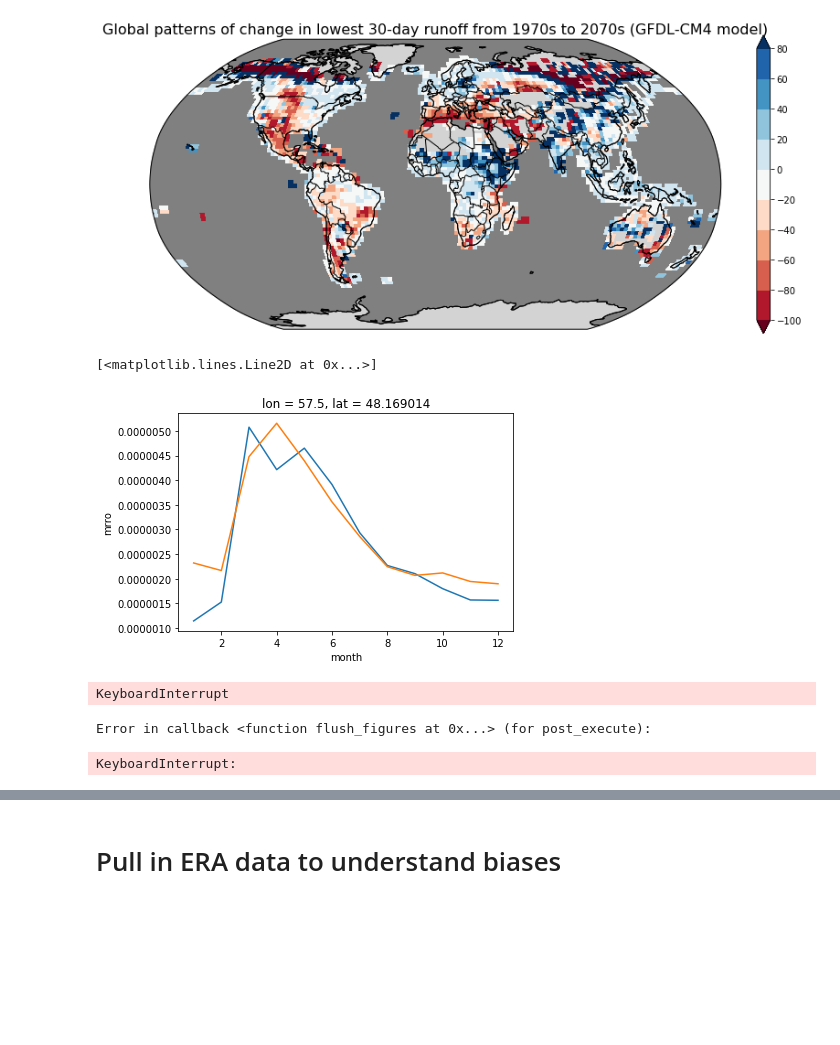
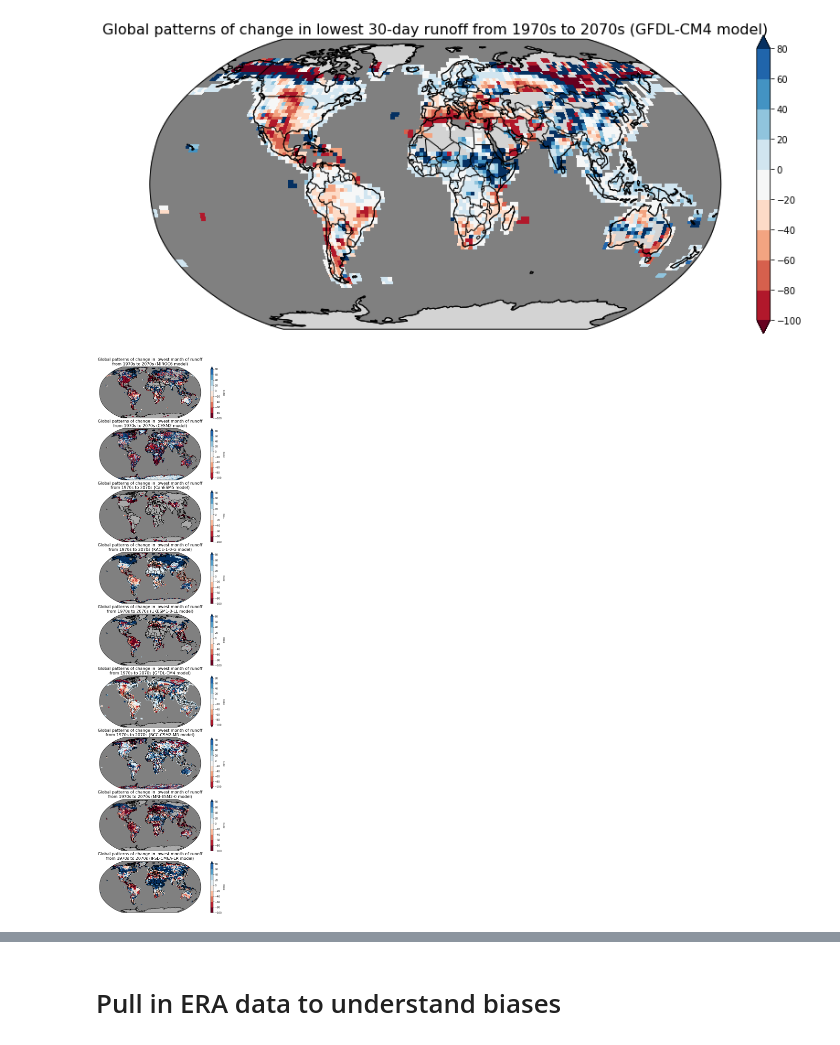
Before and after one commit to orianac/futuredrought, a Jupyter notebook: global_drought.ipynb, the cells around one changed output, grey strips where cells are left out. Cells and saved outputs as stored; diff of their text form; code cells hidden in the pictures; blank space fills up the shorter version.

Commit message:
Adding metrics like intraannual range/mean/std calculations as well as some file processing routines

```diff
--- a/global_drought.ipynb
+++ b/global_drought.ipynb
@@ -42,7 +43,7 @@ cat = col.search(experiment_id=['ssp585', 'historical', 'ssp126', 'ssp245', 'ssp
 cat.df['grid_label']='gn'
 # %%
 future_slice = slice('2070','2099')
-historical_slice = slice('1970','1999')
+historical_slice = slice('1985','2014')
 # %%
 dset_dict = cat.to_dataset_dict(zarr_kwargs={'consolidated': True, 'decode_times': False})
 
@@ -99,7 +125,7 @@ def calculate_qflow(da, rolling_period=30, minimum=True):
 common_grid_ds = xr.Dataset({'lat': (['lat'], ds_dict['CMIP.NCAR.CESM2.historical.day.gn'].lat.values),
                      'lon': (['lon'], ds_dict['CMIP.NCAR.CESM2.historical.day.gn'].lon.values)},)
 
-function=calculate_qflow # low_runoff #
+function= variability # low_runoff #calculate_qflow
 
 regrid=False
 change_dict = {}
@@ -108,17 +134,15 @@ for source_id in set(cat.df['source_id']):
     # remove the scenarios that don't have historical
     if institution_id in ['EC-Earth-Consortium', 'CNRM-CERFACS'] or \
         source_id in ['GFDL-ESM4', 'HadGEM3-GC31-LL', 'BCC-ESM1',
-                      'MIROC-ES2L', 'SAM0-UNICON', 'MPI-ESM1-2-HR'] or \
-        source_id in ['GFDL-CM4', 'CanESM5', 'IPSL-CM6A', 'KACE-1-0-G',
-                     'UKESM1-0-LL', 'IPSL-CM6A-LR', # these are done
-                      'BCC-CSM2-MR']: # these broke
+                      'MIROC-ES2L', 'SAM0-UNICON', 'MPI-ESM1-2-HR']:
+#         source_id in ['GFDL-CM4', 'CanESM5', 'IPSL-CM6A', 'KACE-1-0-G',
+#                      'UKESM1-0-LL', 'IPSL-CM6A-LR', # these are done
+#                       'BCC-CSM2-MR']: # these broke
         continue
     # select future and historical periods
-    print('here!')
     working_ds_historical = ds_dict['CMIP.{}.{}.historical.day.gn'.format(institution_id,
                                     source_id)][variable_of_interest].sel(time=historical_slice).chunk(
                                 chunks={'lat': 100, 'lon': -1, 'time': 1000})
-    print('here!')
     working_ds_future = ds_dict['ScenarioMIP.{}.{}.ssp585.day.gn'.format(institution_id,
                                     source_id)][variable_of_interest].sel(time=future_slice).chunk(
                                 chunks={'lat': 100, 'lon': -1, 'time': 1000})
@@ -136,7 +160,7 @@ for source_id in set(cat.df['source_id']):
     else:
         change_dict[source_id] = calculate_change(function(working_ds_historical),
                                                   function(working_ds_future))
-        change_dict[source_id].to_netcdf('change_{}_1970s_30q30_low_flow.nc'.format(source_id))
+        change_dict[source_id].to_netcdf('change_{}_1970s_2070s_variability.nc'.format(source_id))
         print(source_id)
 
 # combine all data arrays in the dictionary into a single dataset
@@ -146,7 +185,3 @@ here!
-# %%
-rolling_historical = calculate_qflow(working_ds_historical.chunk(chunks=15))
-rolling_future = calculate_qflow(working_ds_future.chunk(chunks=15))
-change = calculate_change(rolling_historical, rolling_future).compute()
 # %%
 change_ds = xr.concat([change_dict[key] for key in change_dict.keys()],
                       pd.Index(change_dict.keys(), name='gcm')).chunk(chunks=15)
@@ -177,25 +207,20 @@ def calculate_mean():
-# %%
-runoff_historical.sel(lat=48, lon=58, method='nearest').groupby('time.month').mean().plot()
-runoff_future.sel(lat=48, lon=58, method='nearest').groupby('time.month').mean().plot()
-# %% [output]
-[<matplotlib.lines.Line2D at 0x...>]
-[figure, removed]
 # %%
-fig, axarr = plt.subplots(nrows=1, ncols=1, figsize=(14,6),
+fig, axarr = plt.subplots(nrows=9, ncols=1, figsize=(14,40),
                           subplot_kw=dict(projection=ccrs.Robinson()))
-ax = axarr
-ax.set_global()
-ax.coastlines()
-q = change_ds.mean(dim='gcm').plot(ax=ax,
-                                transform=ccrs.PlateCarree(),
-                                vmin=-100, vmax=100,
-                                cmap='RdBu')
+for i, (gcm, change) in enumerate(change_dict.items()):
+    ax = axarr[i]
+    ax.set_global()
+    ax.coastlines()
+    ax.add_feature(cartopy.feature.LAND, color='darkgrey')
+    ax.add_feature(cartopy.feature.OCEAN, color='grey')
+    # plot.contourf(ax=ax, levels=n.arange(min_var, max_var, interval))
+    q = change.plot(ax=ax, transform=ccrs.PlateCarree(),
+    #                )#
+                            vmin=-100, vmax=100, cmap='RdBu', levels=np.arange(-100,100,20))
 
-ax.add_feature(cartopy.feature.COASTLINE)
-ax.add_feature(cartopy.feature.BORDERS, linestyle='-')
-plt.title('Global patterns of change in lowest month runnof from 1970s to 2070s (9 GCMs)',fontsize=16, ha='center');
-plt.savefig('../figures/future_runoff_changes.png',dpi=100,bbox_inches='tight')
+    ax.add_feature(cartopy.feature.COASTLINE)
+    ax.add_feature(cartopy.feature.BORDERS, linestyle='-')
+    ax.set_title('Global patterns of change in lowest month of runoff\nfrom 1970s to 2070s ({} model)'.format(gcm),fontsize=16, ha='center');
+plt.savefig('../figures/future_30q30_runoff_changes.png',dpi=300,bbox_inches='tight')
 # %% [output]
-KeyboardInterrupt
-Error in callback <function flush_figures at 0x...> (for post_execute):
-KeyboardInterrupt:
+[figure, added]
```
Also changed, not shown: parts of 29 cells of this notebook.
